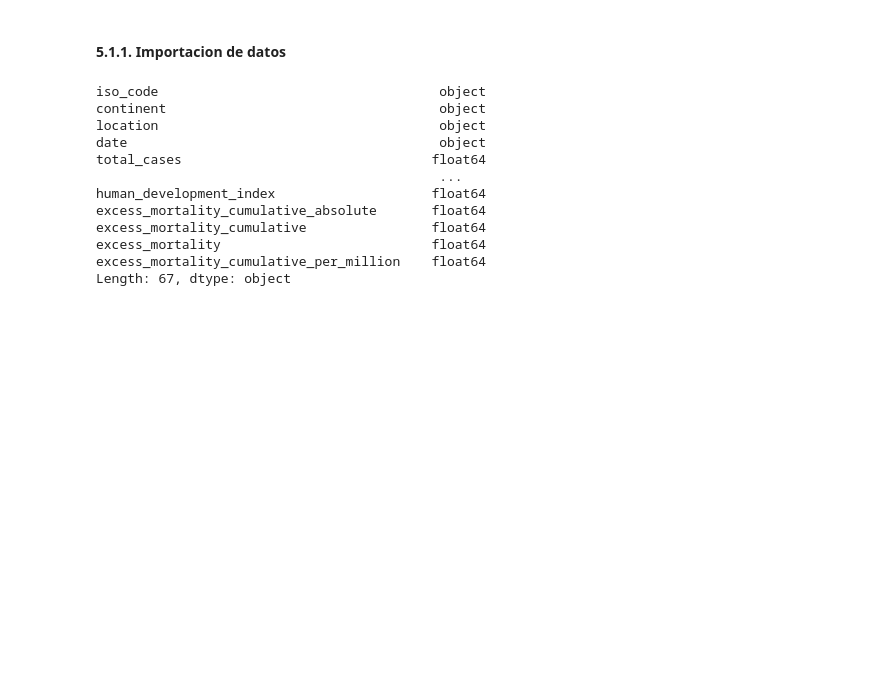
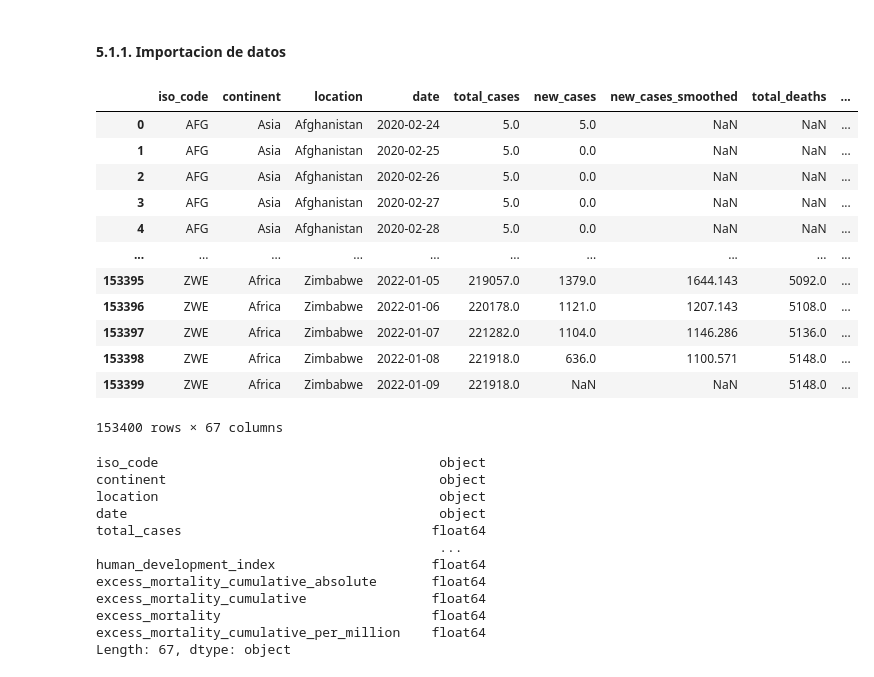
Before and after one commit to ParraCode/Core_Mid_Project-, a Jupyter notebook: data/notebooks/CovidDB.ipynb, the cells around one changed output. Drawn from its saved outputs; the diff is of its cells as text; code cells hidden in the pictures; blank space fills up the shorter version.

```diff
--- a/data/notebooks/CovidDB.ipynb
+++ b/data/notebooks/CovidDB.ipynb
@@ -406,6 +422,22 @@ Hay 0 registros nulos en total
 url_confirmed_global = "https://covid.ourworldindata.org/data/owid-covid-data.csv"
 df_ex = pd.read_csv(url_confirmed_global)
 #df_ex = pd.read_csv('data_extra/owid-covid-data.csv')
+# %%
+df_ex
+# %% [output]
+|  | iso_code | continent | location | date | total_cases | new_cases | new_cases_smoothed | total_deaths | ... |
+| 0 | AFG | Asia | Afghanistan | 2020-02-24 | 5.0 | 5.0 | NaN | NaN | ... |
+| 1 | AFG | Asia | Afghanistan | 2020-02-25 | 5.0 | 0.0 | NaN | NaN | ... |
+| 2 | AFG | Asia | Afghanistan | 2020-02-26 | 5.0 | 0.0 | NaN | NaN | ... |
+| 3 | AFG | Asia | Afghanistan | 2020-02-27 | 5.0 | 0.0 | NaN | NaN | ... |
+| 4 | AFG | Asia | Afghanistan | 2020-02-28 | 5.0 | 0.0 | NaN | NaN | ... |
+| ... | ... | ... | ... | ... | ... | ... | ... | ... | ... |
+| 153395 | ZWE | Africa | Zimbabwe | 2022-01-05 | 219057.0 | 1379.0 | 1644.143 | 5092.0 | ... |
+| 153396 | ZWE | Africa | Zimbabwe | 2022-01-06 | 220178.0 | 1121.0 | 1207.143 | 5108.0 | ... |
+| 153397 | ZWE | Africa | Zimbabwe | 2022-01-07 | 221282.0 | 1104.0 | 1146.286 | 5136.0 | ... |
+| 153398 | ZWE | Africa | Zimbabwe | 2022-01-08 | 221918.0 | 636.0 | 1100.571 | 5148.0 | ... |
+| 153399 | ZWE | Africa | Zimbabwe | 2022-01-09 | 221918.0 | NaN | NaN | 5148.0 | ... |
+153400 rows × 67 columns
 # %%
 df_ex.dtypes
 # %% [output]
```
Also changed, not shown: parts of 28 cells of this notebook, 5 other files.
